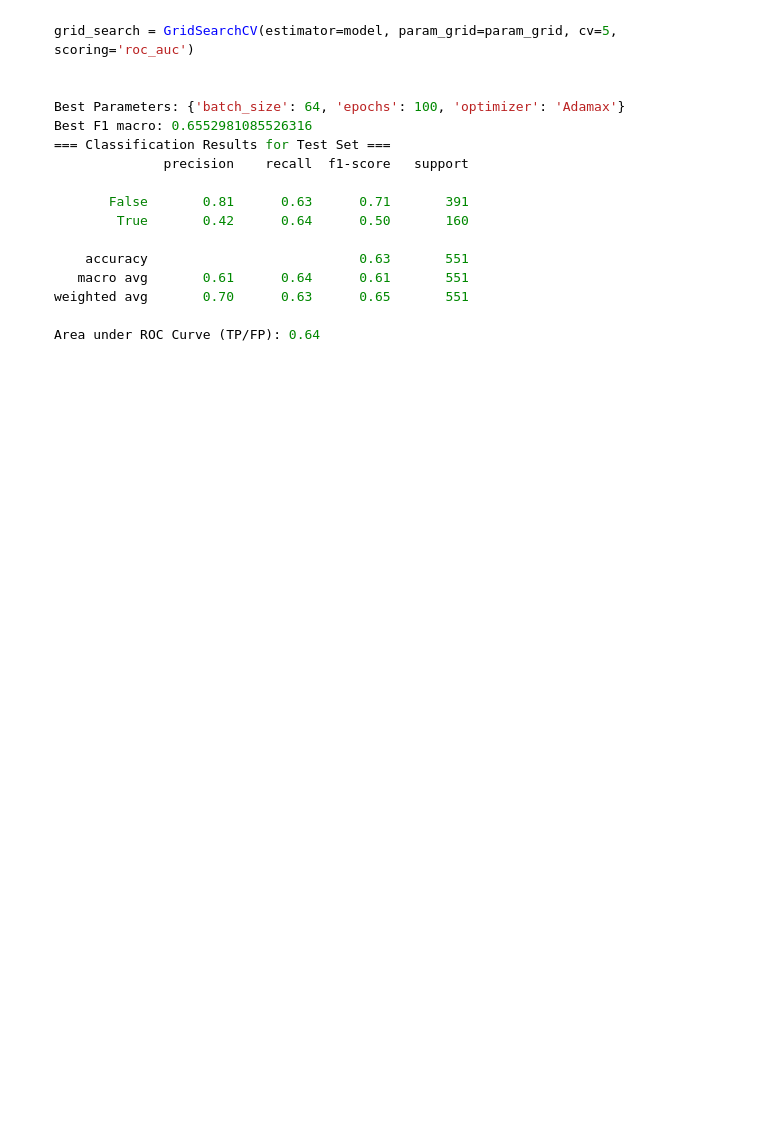
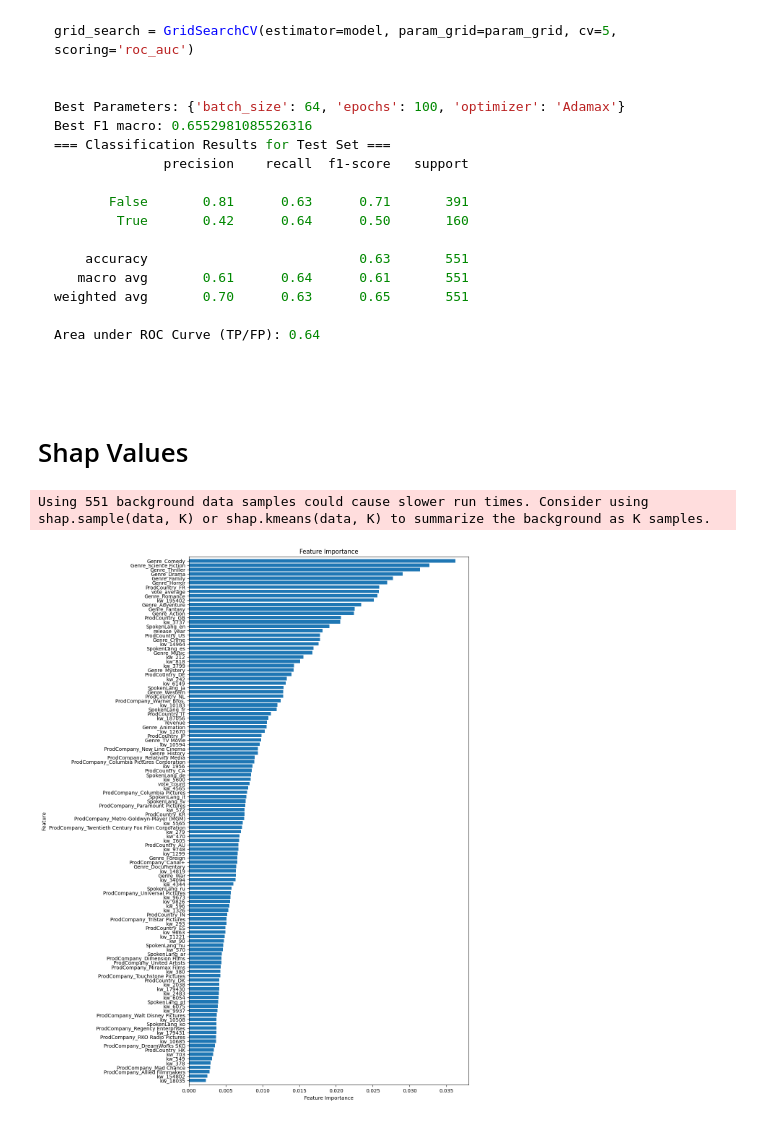
Before and after one commit to naozitios/movie_recommender, a Jupyter notebook: neural_nets.ipynb, the cells around one changed output. Saved outputs shown, nothing was run; the diff lists cells and outputs as text; code cells hidden in the pictures; blank space fills up the shorter version.

Commit message:
shap values plot

````diff
--- a/neural_nets.ipynb
+++ b/neural_nets.ipynb
@@ -528,3 +528,33 @@ Area under ROC Curve (TP/FP): 0.64
 
 
 ```
+# %% [markdown]
+# Shap Values
+# %%
+import shap
+# Produce the SHAP values
+explainer = shap.KernelExplainer(best_model.predict, X_test_scaled)
+knn_shap_values = explainer.shap_values(X_test_scaled.sample(50))
+
+
+importances = np.abs(knn_shap_values).mean(axis=0)
+feature_names = list(X_train_scaled_sampled.columns)
+
+# Create a list of (feature name, importance) tuples
+feature_importances = list(zip(feature_names, importances))
+feature_importances.sort(key=lambda x: x[1], reverse=False)
+feature_impt_df = pd.DataFrame({"Feature": feature_names, "Importance": importances}).sort_values("Importance")
+feature_impt_df
+
+# Plot feature importances
+nonzero_feature_impt = feature_impt_df[feature_impt_df["Importance"] != 0]
+plt.figure(figsize=(10, 19))
+plt.barh(nonzero_feature_impt["Feature"], nonzero_feature_impt["Importance"], align='center')
+plt.margins(y=0.005)
+plt.xlabel('Feature Importance')
+plt.ylabel('Feature')
+plt.title('Feature Importance')
+plt.show()
+# %% [output]
+Using 551 background data samples could cause slower run times. Consider using shap.sample(data, K) or shap.kmeans(data, K) to summarize the background as K samples.
+[figure, added]
````
